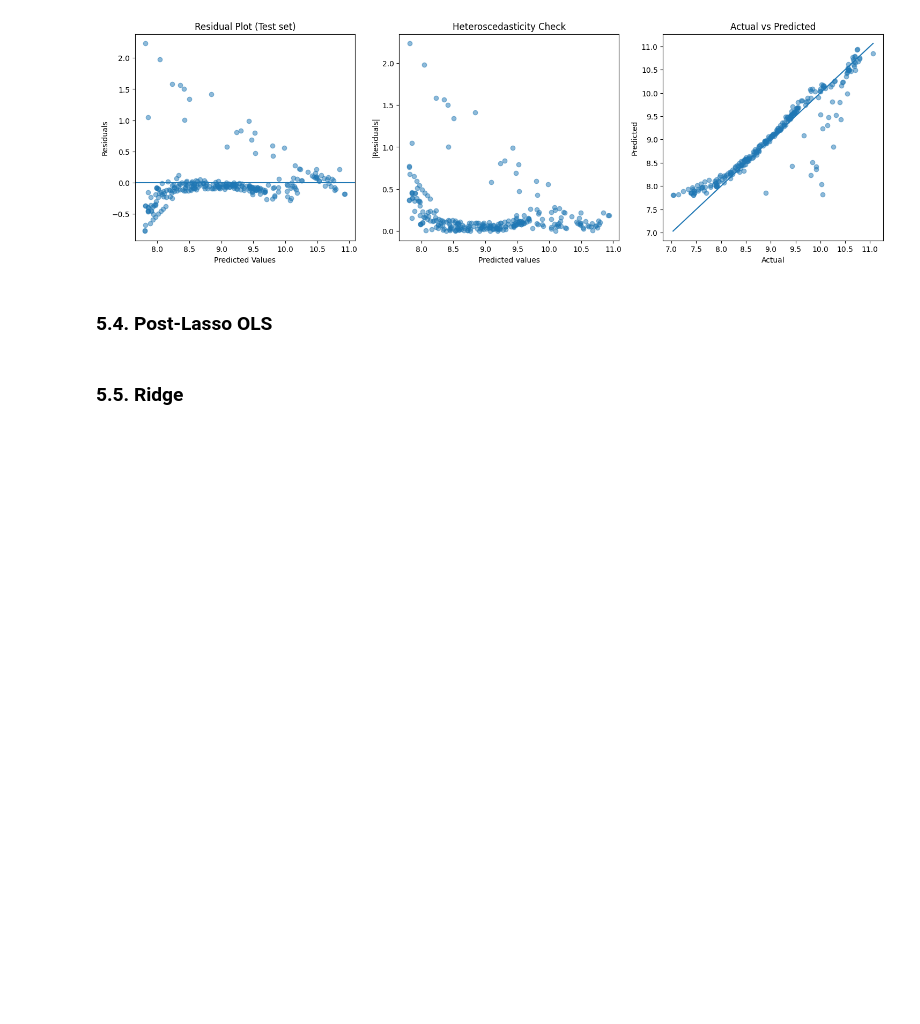
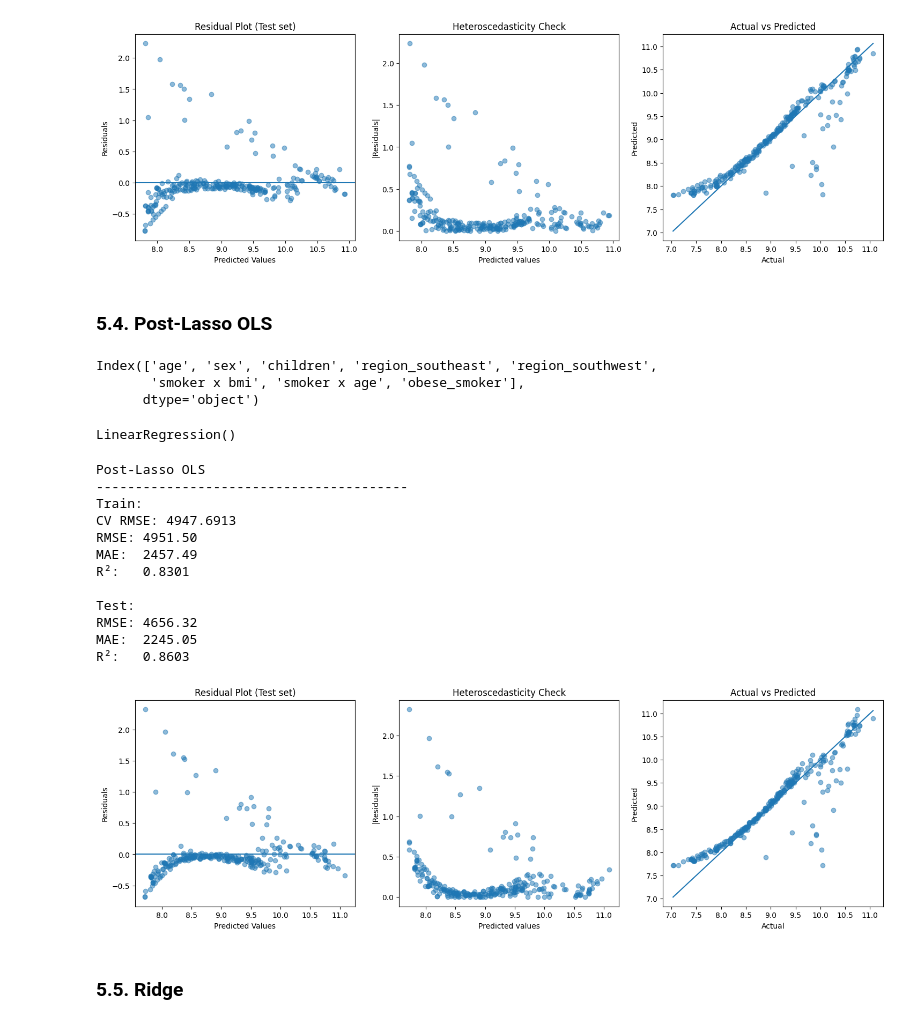
Before and after one commit to NikifBi/Medical_Costs_Regression_Analysis, a Jupyter notebook: Medical Costs.ipynb, the cells around one changed output. Drawn from its saved outputs; the diff is of its cells as text; code cells hidden in the pictures; blank space fills up the shorter version.

Commit message:
Post-Lasso and Ridge Implementation

```diff
--- a/Medical Costs.ipynb
+++ b/Medical Costs.ipynb
@@ -1046,15 +1046,40 @@ R²:   0.8706
 ### Initialize model
 pl_lr = LinearRegression()
 
-### Keep variables that were not shrunk to zero by Lasso
-X_train_pl =
-X_test_pl
+### Select features that were not shrunk to zero by Lasso
+selected_features = X_train.columns[lasso.coef_ != 0]
+
+### Print to verify
+print(selected_features)
+
+### Modify training and test sets to include only selected features
+X_train_pl = X_train[selected_features]
+X_test_pl = X_test[selected_features]
 
 ### Fit model on training data
 pl_lr.fit(X_train_pl, y_train)
+# %% [output]
+Index(['age', 'sex', 'children', 'region_southeast', 'region_southwest',
+       'smoker x bmi', 'smoker x age', 'obese_smoker'],
+      dtype='object')
+LinearRegression()
 # %%
-evaluate_model(pl_lr, X_train_pl, X_test_pl, y_train, y_test, log = True)
+evaluate_model(pl_lr, X_train_pl, X_test_pl, y_train, y_test, log = True, name = 'Post-Lasso OLS')
 graph_residuals(pl_lr, X_test_pl, y_test)
+# %% [output]
+Post-Lasso OLS
+----------------------------------------
+Train:
+CV RMSE: 4947.6913
+RMSE: 4951.50
+MAE:  2457.49
+R²:   0.8301
+
+Test:
+RMSE: 4656.32
+MAE:  2245.05
+R²:   0.8603
+[figure, added]
 # %% [markdown]
 ### 5.5. Ridge
 # %%
```
Also changed, not shown: parts of 3 cells of this notebook.
